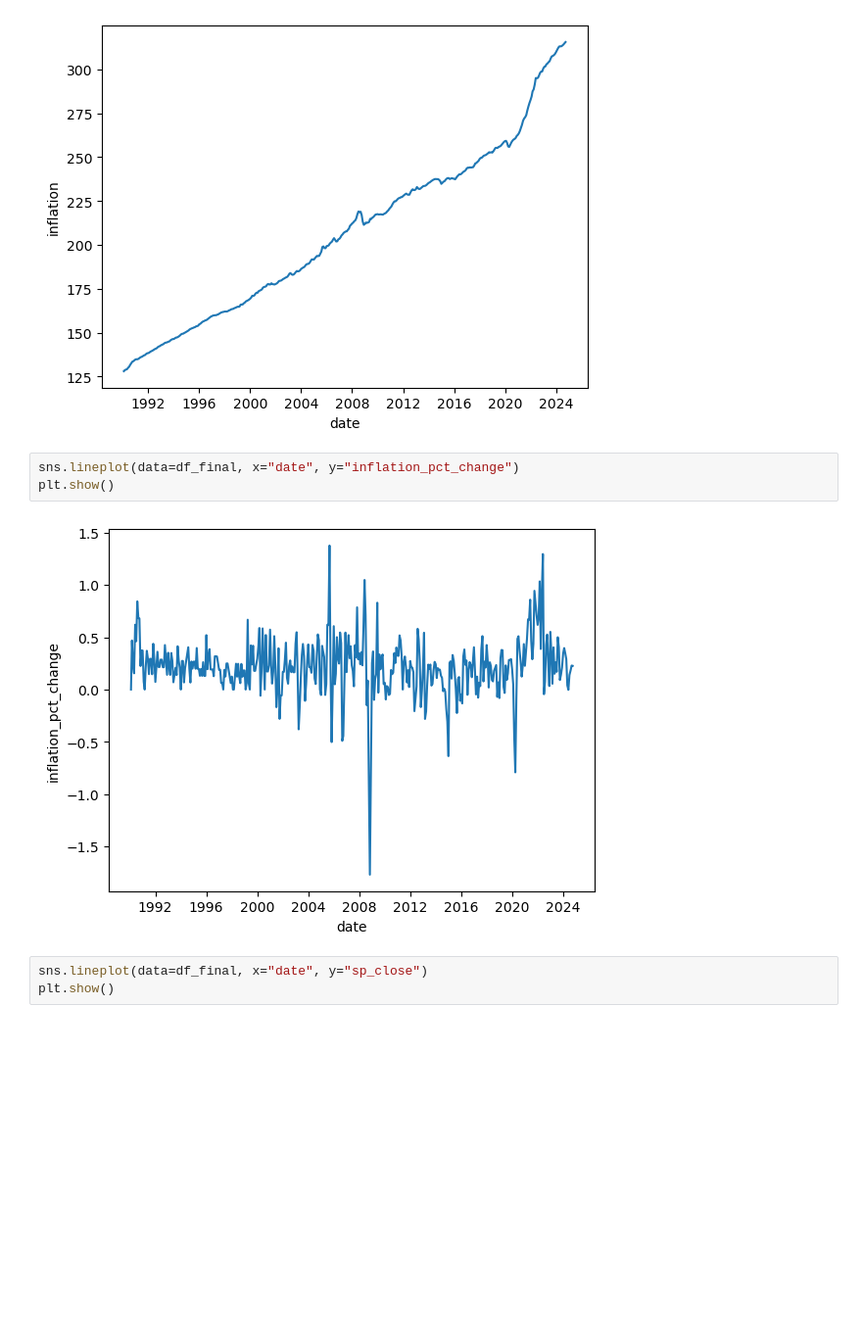
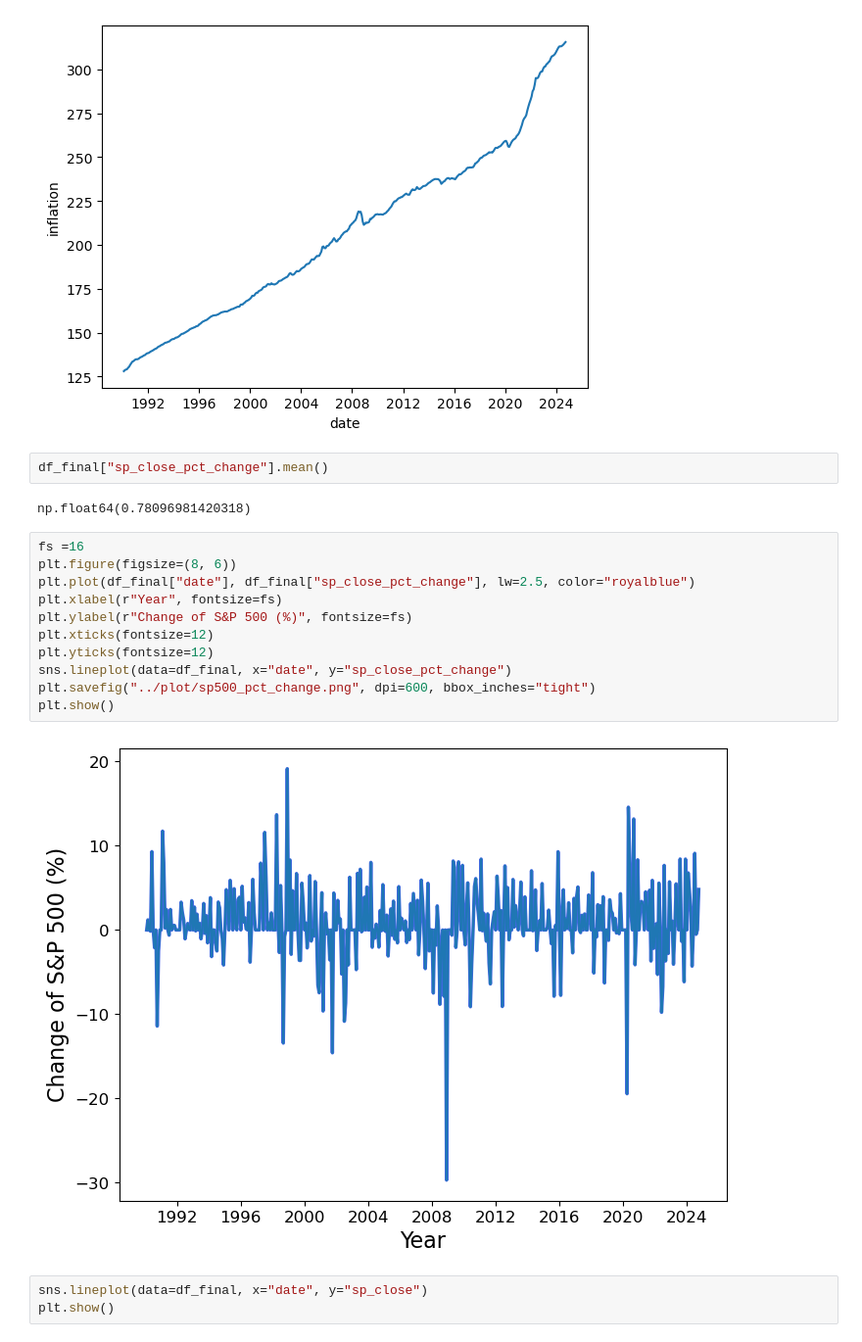
Before and after one commit to abhishek-chattopadhyay/project-2-financial-analysis, a Jupyter notebook: code/economic_data_analysis.ipynb, the cells around one changed output. Shown at 98% size. Cells and saved outputs as stored; diff of their text form; blank space fills up the shorter version.

```diff
--- a/code/economic_data_analysis.ipynb
+++ b/code/economic_data_analysis.ipynb
@@ -834,11 +854,23 @@ sns.lineplot(data=df_final, x="date", y="inflation")
 plt.show()
 # %% [output]
 [figure]
+# %%
+df_final["sp_close_pct_change"].mean()
+# %% [output]
+np.float64(0.78096981420318)
 # %%
-sns.lineplot(data=df_final, x="date", y="inflation_pct_change")
+fs =16
+plt.figure(figsize=(8, 6))
+plt.plot(df_final["date"], df_final["sp_close_pct_change"], lw=2.5, color="royalblue")
+plt.xlabel(r"Year", fontsize=fs)
+plt.ylabel(r"Change of S&P 500 (%)", fontsize=fs)
+plt.xticks(fontsize=12)
+plt.yticks(fontsize=12)
+sns.lineplot(data=df_final, x="date", y="sp_close_pct_change")
+plt.savefig("../plot/sp500_pct_change.png", dpi=600, bbox_inches="tight")
 plt.show()
 # %% [output]
-[figure, old version]
+[figure, new version]
 # %%
 sns.lineplot(data=df_final, x="date", y="sp_close")
 plt.show()
```
Also changed, not shown: parts of 31 cells of this notebook, 3 other files.
